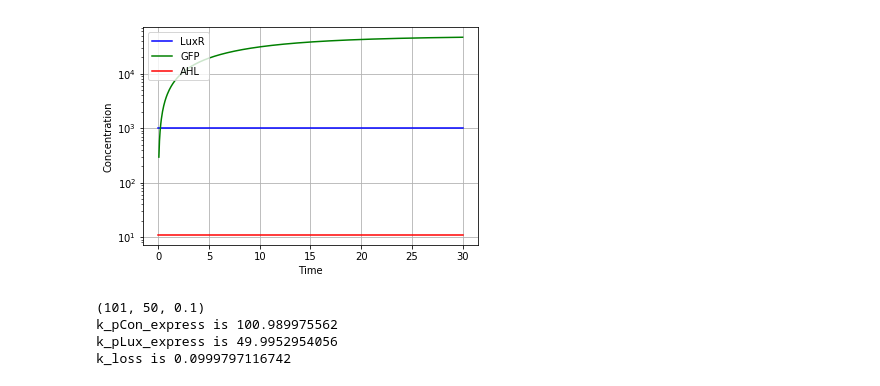
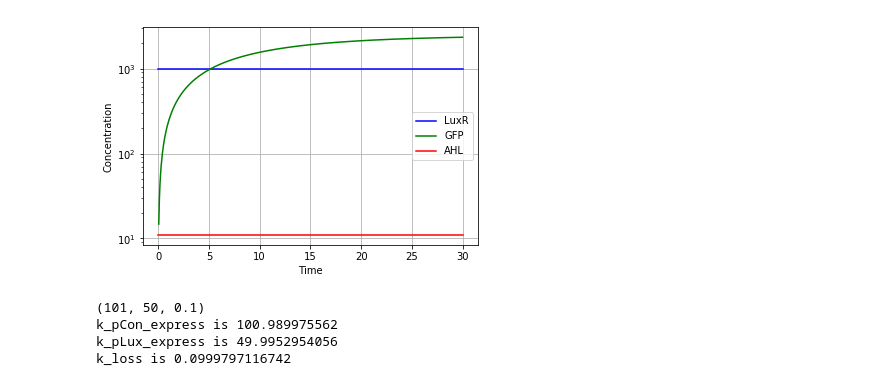
Before and after one commit to NicholasDeLateur/ODE-parameter-estimate, a Jupyter notebook: ODE Parameter Estimate - Inducible Gene Expression.ipynb, the cells around one changed output. Saved outputs shown, nothing was run; the diff lists cells and outputs as text; code cells hidden in the pictures.

```diff
--- a/ODE Parameter Estimate - Inducible Gene Expression.ipynb
+++ b/ODE Parameter Estimate - Inducible Gene Expression.ipynb
@@ -25,14 +25,23 @@ def pLux1(LuxR, AHL):
     #     is floating around in the cell. These numbers are empircally determined, and
     #     for demonstration purposes are fictionally and arbitrarily filled in here.
     #     These functions take the form of hill functions.
-    n1 = 2 # Hill coefficient
-    n2 = 2 # Hill coefficient
-    n3 = 2 # Hill coefficient
-    basal_expression_rate = 1 + (5 * (LuxR**n1 / (LuxR**n1 + 1))) # low LuxR gives basal of 1, high LuxR gives basal of 6
-    maximal_expression_rate = (100 * (LuxR**n2 / (LuxR**n2 + 1))) # Low LuxR gives max of 10, high LuxR gives max of 110
-    Kd = 10
 
-    pLux1_production_rate = basal_expression_rate + maximal_expression_rate*(AHL**n3 / (Kd + AHL**n3))
+    basal_n = 2
+    basal_basal = 2
+    basal_max = 2
+    basal_kd = 2
+    basal_expression_rate = basal_basal + (basal_max * (LuxR**basal_n / (LuxR**basal_n + basal_kd)))
+
+    max_n = 2
+    max_max = 2
+    max_kd = 2
+    maximal_expression_rate = (LuxR**max_n / (LuxR**max_n + max_kd))
+
+
+    pLux1_n = 2
+    pLux1_kd = 10
+
+    pLux1_production_rate = basal_expression_rate + maximal_expression_rate*(AHL**pLux1_n / (pLux1_kd + AHL**pLux1_n))
 
     return pLux1_production_rate
 
@@ -57,34 +66,34 @@ def simulation_set_of_equations(y, t, *args):
     # scipy.odeint will take these values and apply them to the current value of each species in the next time step for you
     return [dLuxR, dGFP, dAHL]
 
 # Parameters
 k_pCon_express = 101
 k_pLux_express = 50
 k_loss = 0.1
 params = (k_pCon_express, k_pLux_express, k_loss)
 param_names = ['k_pCon_express', 'k_pLux_express', 'k_loss'] # somehow this is honestly necessary in Python?!
 
 # Initial Conditions
 # LuxR, GFP, AHL
 init_P = [1000, 0, 11]
 
 # Timesteps
 n_steps = 500
 t = np.linspace(0, 30, n_steps)
 
 num_P = odeint(simulation_set_of_equations, init_P, t, args = (params))
 plt.plot(t, num_P[:,0], c='b', label = 'LuxR')
 plt.plot(t, num_P[:,1], c='g', label = 'GFP')
 plt.plot(t, num_P[:,2], c='r', label = 'AHL')
 plt.xlabel('Time')
 plt.ylabel('Concentration')
 plt.legend(loc = 'best')
 plt.grid()
 plt.yscale('log')
 
 plt.show()
 # %% [output]
-[figure, old version]
+[figure, new version]
 # %%
 noise = np.random.normal(0, 10, num_P.shape)
 exp_P = num_P + noise
```
